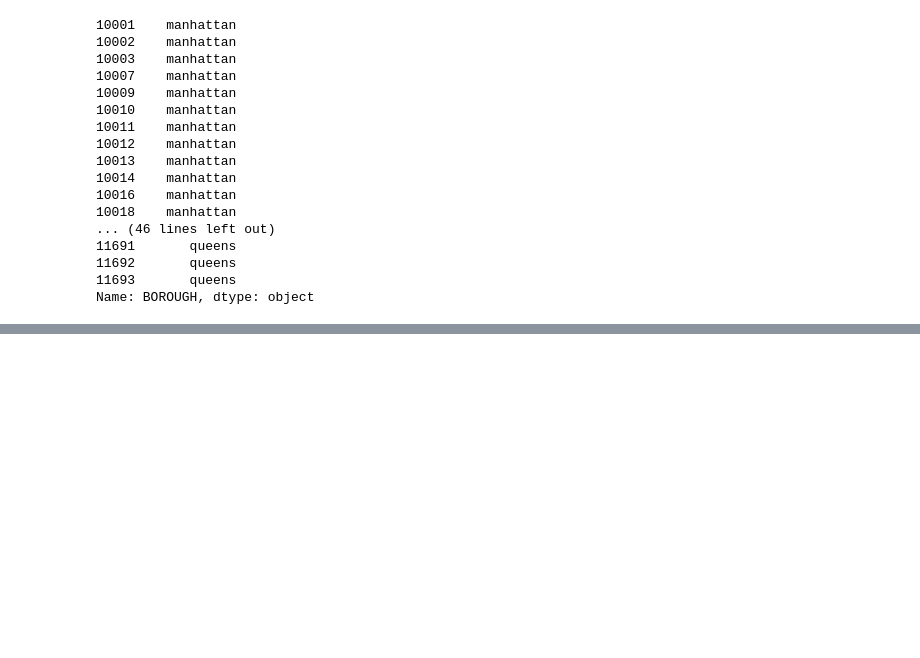
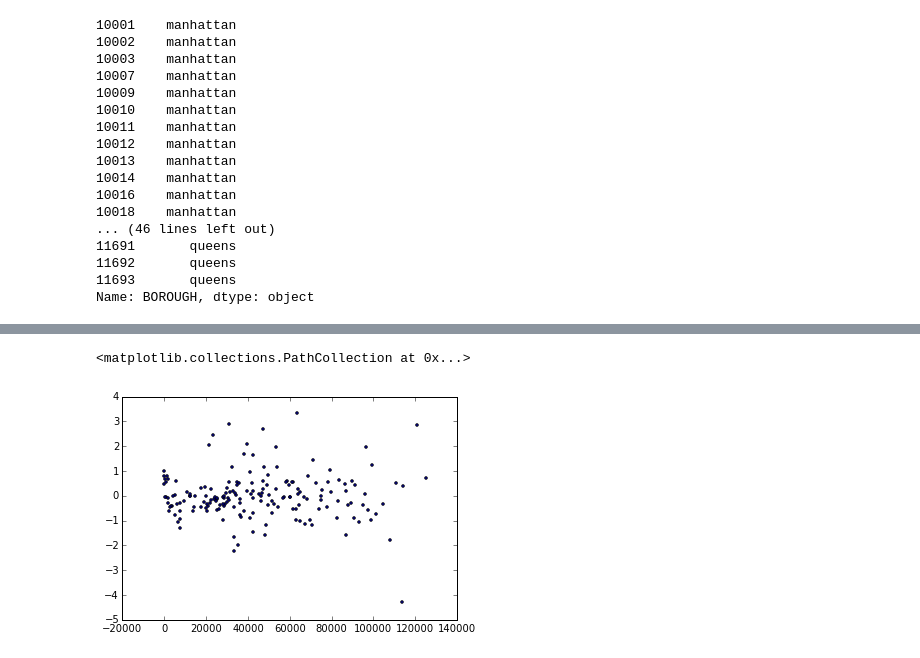
Before and after one commit to luiscvargas/insight_project, a Jupyter notebook: analysis/rank_zipcodes.ipynb, the cells around one changed output, grey strips where cells are left out. Cells and saved outputs as stored; diff of their text form; code cells hidden in the pictures; blank space fills up the shorter version.

```diff
--- a/analysis/rank_zipcodes.ipynb
+++ b/analysis/rank_zipcodes.ipynb
@@ -196,0 +231,5 @@ print("StdDev_RF = ",df["stddev_rf_"+cuisine_type].unique()[0])
+# %%
+plt.scatter(df['pop_total'],df['dx_linear_all']-df['dx_linear_chinese'],s=6)
+# %% [output]
+<matplotlib.collections.PathCollection at 0x...>
+[figure, added]
```
Also changed, not shown: parts of 9 cells of this notebook, 13 other files.
